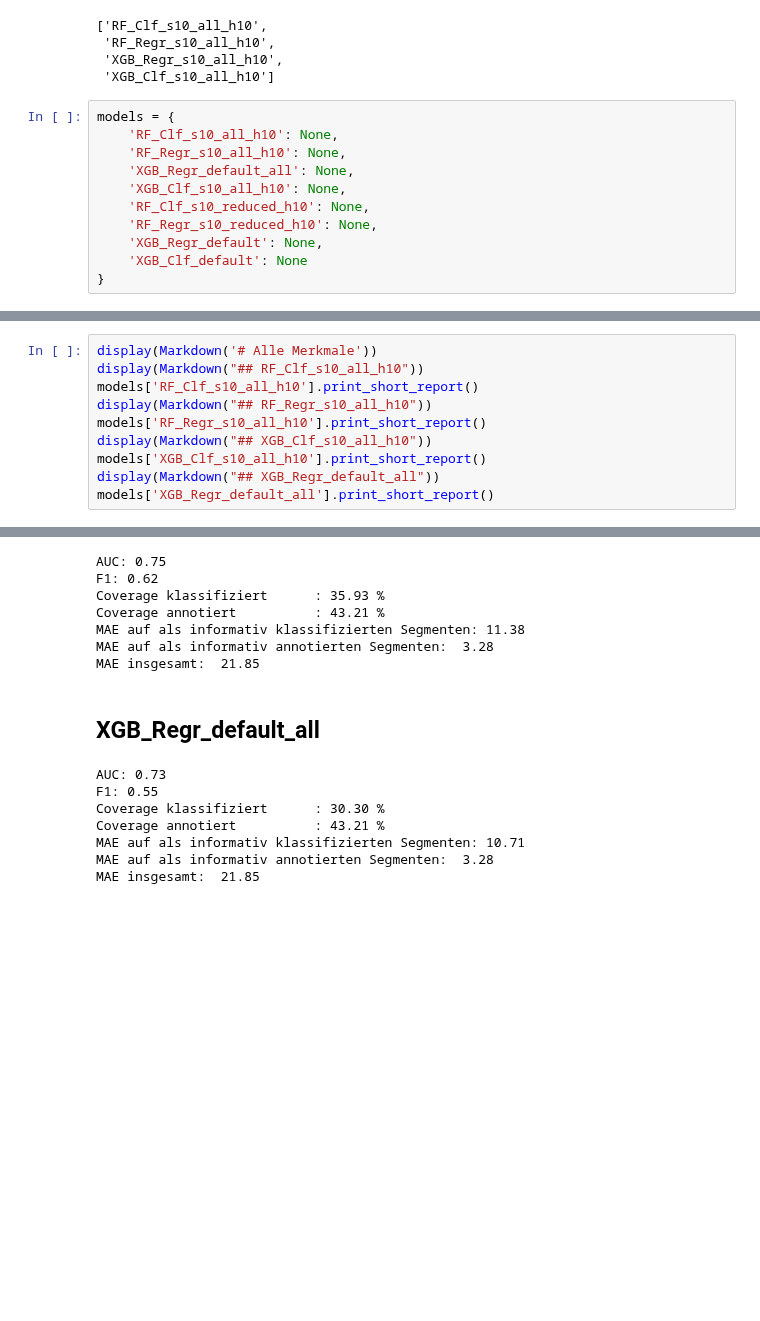
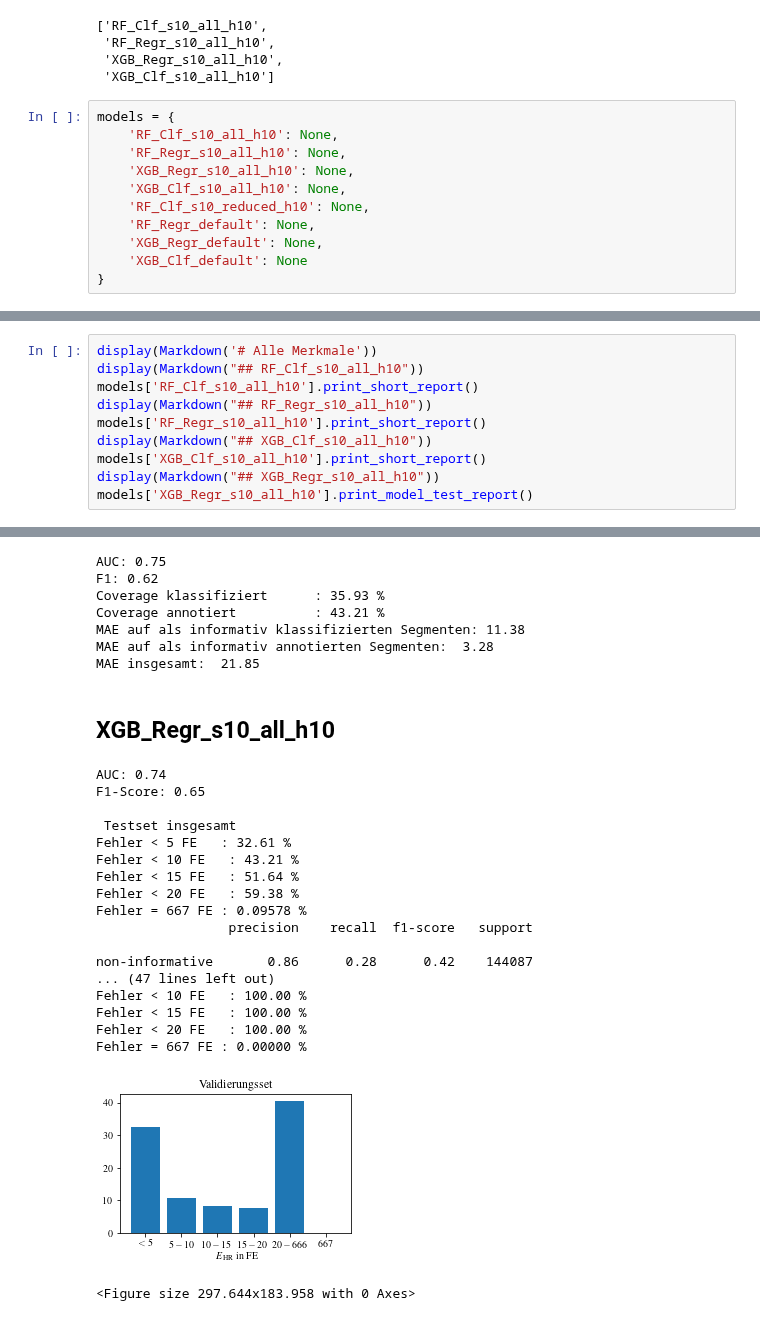
Before and after one commit to Zianor/Bachelorarbeit, a Jupyter notebook: Implementation/src/notebooks/model_tests_s10_h10.ipynb, the cells around one changed output, grey strips where cells are left out. Cells and saved outputs as stored; diff of their text form; blank space fills up the shorter version.

```diff
--- a/Implementation/src/notebooks/model_tests_s10_h10.ipynb
+++ b/Implementation/src/notebooks/model_tests_s10_h10.ipynb
@@ -13,10 +13,10 @@ get_paths(reduced=False, segment_length=10, threshold=10)
 models = {
     'RF_Clf_s10_all_h10': None,
     'RF_Regr_s10_all_h10': None,
-    'XGB_Regr_default_all': None,
+    'XGB_Regr_s10_all_h10': None,
     'XGB_Clf_s10_all_h10': None,
     'RF_Clf_s10_reduced_h10': None,
-    'RF_Regr_s10_reduced_h10': None,
+    'RF_Regr_default': None,
     'XGB_Regr_default': None,
     'XGB_Clf_default': None
 }
@@ -44,40 +44,52 @@ models['RF_Clf_s10_all_h10'].print_short_report()
 display(Markdown("## RF_Regr_s10_all_h10"))
 models['RF_Regr_s10_all_h10'].print_short_report()
 display(Markdown("## XGB_Clf_s10_all_h10"))
 models['XGB_Clf_s10_all_h10'].print_short_report()
-display(Markdown("## XGB_Regr_default_all"))
-models['XGB_Regr_default_all'].print_short_report()
+display(Markdown("## XGB_Regr_s10_all_h10"))
+models['XGB_Regr_s10_all_h10'].print_model_test_report()
 # %% [output]
 # Alle Merkmale
 ## RF_Clf_s10_all_h10
 AUC: 0.75
 F1: 0.61
 Coverage klassifiziert      : 36.81 %
 Coverage annotiert          : 43.21 %
 MAE auf als informativ klassifizierten Segmenten: 12.11
 MAE auf als informativ annotierten Segmenten:  3.28
 MAE insgesamt:  21.85
 ## RF_Regr_s10_all_h10
 AUC: 0.75
 F1: 0.64
 Coverage klassifiziert      : 46.17 %
 Coverage annotiert          : 43.21 %
 MAE auf als informativ klassifizierten Segmenten: 12.56
 MAE auf als informativ annotierten Segmenten:  3.28
 MAE insgesamt:  21.85
 ## XGB_Clf_s10_all_h10
 AUC: 0.75
 F1: 0.62
 Coverage klassifiziert      : 35.93 %
 Coverage annotiert          : 43.21 %
 MAE auf als informativ klassifizierten Segmenten: 11.38
 MAE auf als informativ annotierten Segmenten:  3.28
 MAE insgesamt:  21.85
-## XGB_Regr_default_all
+## XGB_Regr_s10_all_h10
-AUC: 0.73
-F1: 0.55
-Coverage klassifiziert      : 30.30 %
-Coverage annotiert          : 43.21 %
-MAE auf als informativ klassifizierten Segmenten: 10.71
-MAE auf als informativ annotierten Segmenten:  3.28
-MAE insgesamt:  21.85
+AUC: 0.74
+F1-Score: 0.65
+
+ Testset insgesamt
+Fehler < 5 FE   : 32.61 %
+Fehler < 10 FE   : 43.21 %
+Fehler < 15 FE   : 51.64 %
+Fehler < 20 FE   : 59.38 %
+Fehler = 667 FE : 0.09578 %
+                 precision    recall  f1-score   support
+
+non-informative       0.86      0.28      0.42    144087
+... (47 lines left out)
+Fehler < 10 FE   : 100.00 %
+Fehler < 15 FE   : 100.00 %
+Fehler < 20 FE   : 100.00 %
+Fehler = 667 FE : 0.00000 %
+[figure, added]
+<Figure size 297.644x183.958 with 0 Axes>
```
Also changed, not shown: parts of 3 cells of this notebook.
